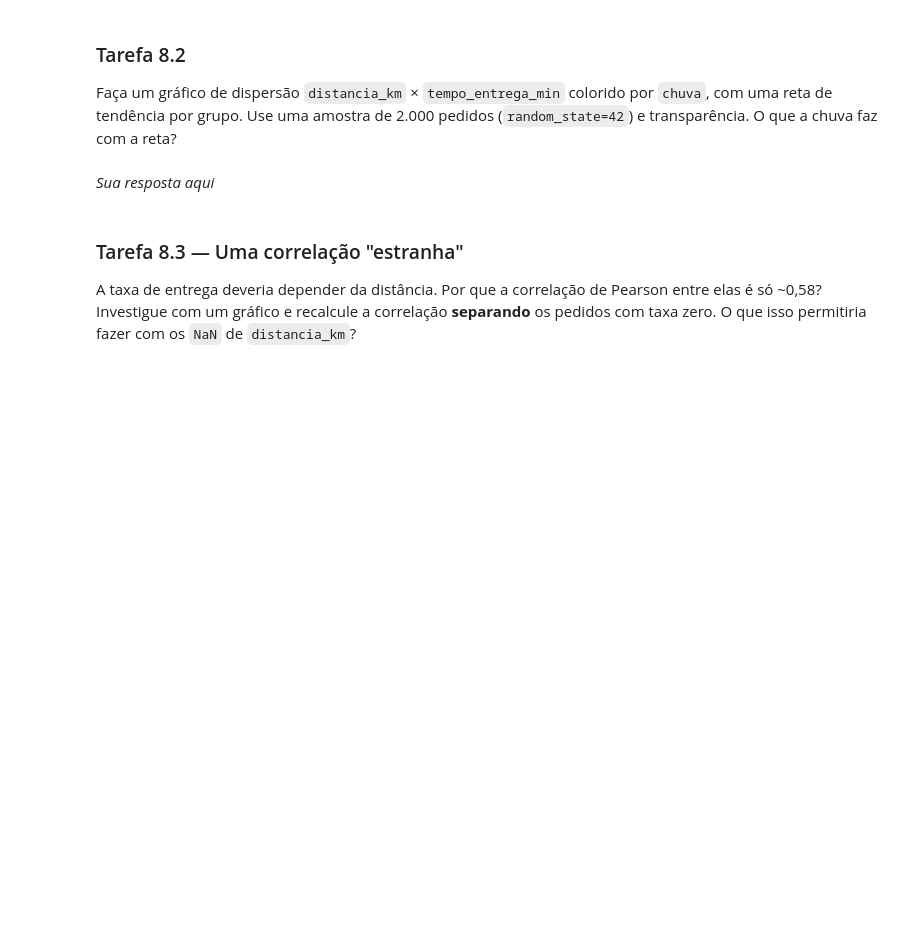
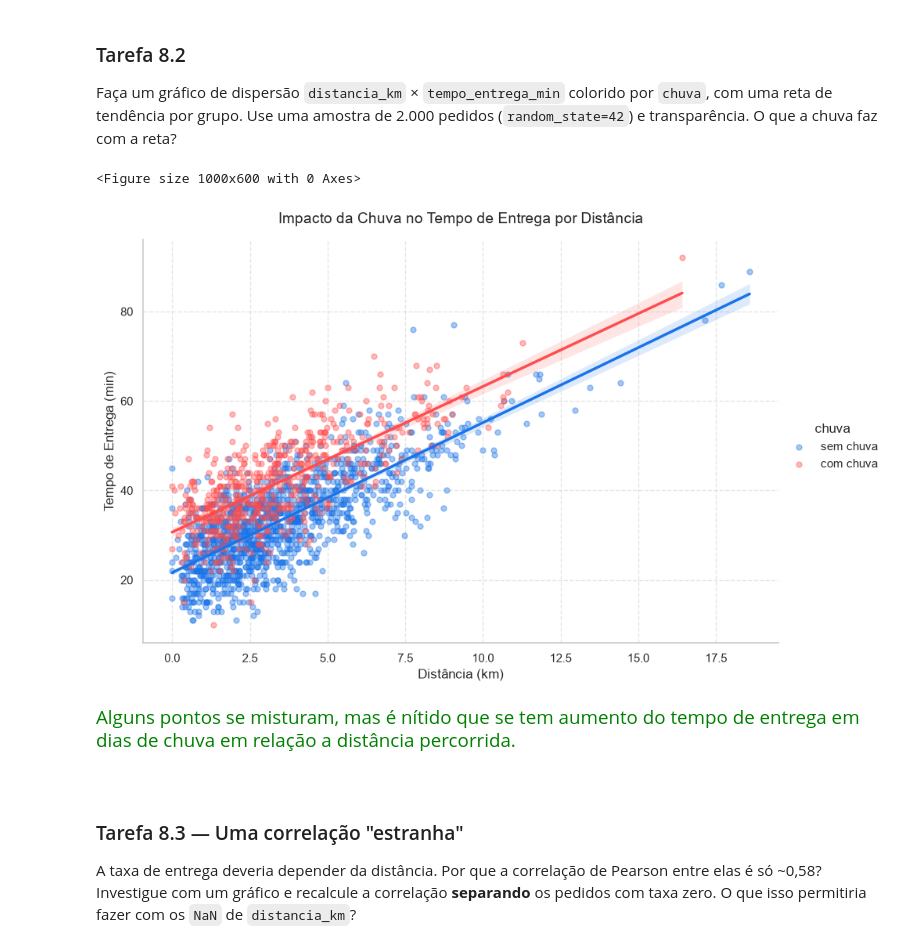
Before and after one commit to eduardoschlemer/TRABALHO-FINAL-ANALISE-EXPLORATORIA, a Jupyter notebook: projeto_final.ipynb, the cells around one changed output. Drawn from its saved outputs; the diff is of its cells as text; code cells hidden in the pictures; blank space fills up the shorter version.

```diff
--- a/projeto_final.ipynb
+++ b/projeto_final.ipynb
@@ -2461,9 +2548,41 @@ Calcule as matrizes de correlação de **Pearson** e **Spearman** entre `distanc
 ### Tarefa 8.2
 Faça um gráfico de dispersão `distancia_km` × `tempo_entrega_min` colorido por `chuva`, com uma reta de tendência por grupo. Use uma amostra de 2.000 pedidos (`random_state=42`) e transparência. O que a chuva faz com a reta?
 # %%
-# Sua solução aqui
+# 1. Obter uma amostra de 2.000 pedidos
+# Substitua 'df_2024' pelo nome exato do seu DataFrame original
+df_amostra = df_2024.sample(n=2000, random_state=42)
+
+# 2. Configurar a janela do gráfico
+plt.figure(figsize=(10, 6))
+
+# 3. Criar o scatter plot com retas de tendência via lmplot ou regplot/scatterplot
+# Usamos o lmplot para gerar facilmente as retas separadas por categorias na legenda
+sns.lmplot(
+    data=df_amostra,
+    x="distancia_km",
+    y="tempo_entrega_min",
+    hue="chuva",
+    palette={"com chuva": "#ff4d4d", "sem chuva": "#1a73e8"}, # Cores personalizadas para destaque
+    scatter_kws={"alpha": 0.4, "s": 25},                    # Transparência e tamanho dos pontos
+    line_kws={"linewidth": 2.5},                             # Espessura das linhas de tendência
+    height=6,
+    aspect=1.5
+)
+
+# 4. Ajustes estéticos e rótulos
+plt.title("Impacto da Chuva no Tempo de Entrega por Distância", fontsize=14, pad=15)
+plt.xlabel("Distância (km)", fontsize=12)
+plt.ylabel("Tempo de Entrega (min)", fontsize=12)
+plt.grid(True, linestyle="--", alpha=0.5)
+
+# 5. Exibir o gráfico
+plt.show()
+# %% [output]
+<Figure size 1000x600 with 0 Axes>
+[figure, added]
 # %% [markdown]
-*Sua resposta aqui*
+<span style="color:green; font-size:125%">Alguns pontos se misturam, mas é nítido que se tem aumento do tempo de entrega em dias de chuva em relação a distância percorrida.</span>
+<br><br>
 # %% [markdown]
 ### Tarefa 8.3 — Uma correlação "estranha"
 A taxa de entrega deveria depender da distância. Por que a correlação de Pearson entre elas é só ~0,58? Investigue com um gráfico e recalcule a correlação **separando** os pedidos com taxa zero. O que isso permitiria fazer com os `NaN` de `distancia_km`?
```
Also changed, not shown: parts of 14 cells of this notebook.
